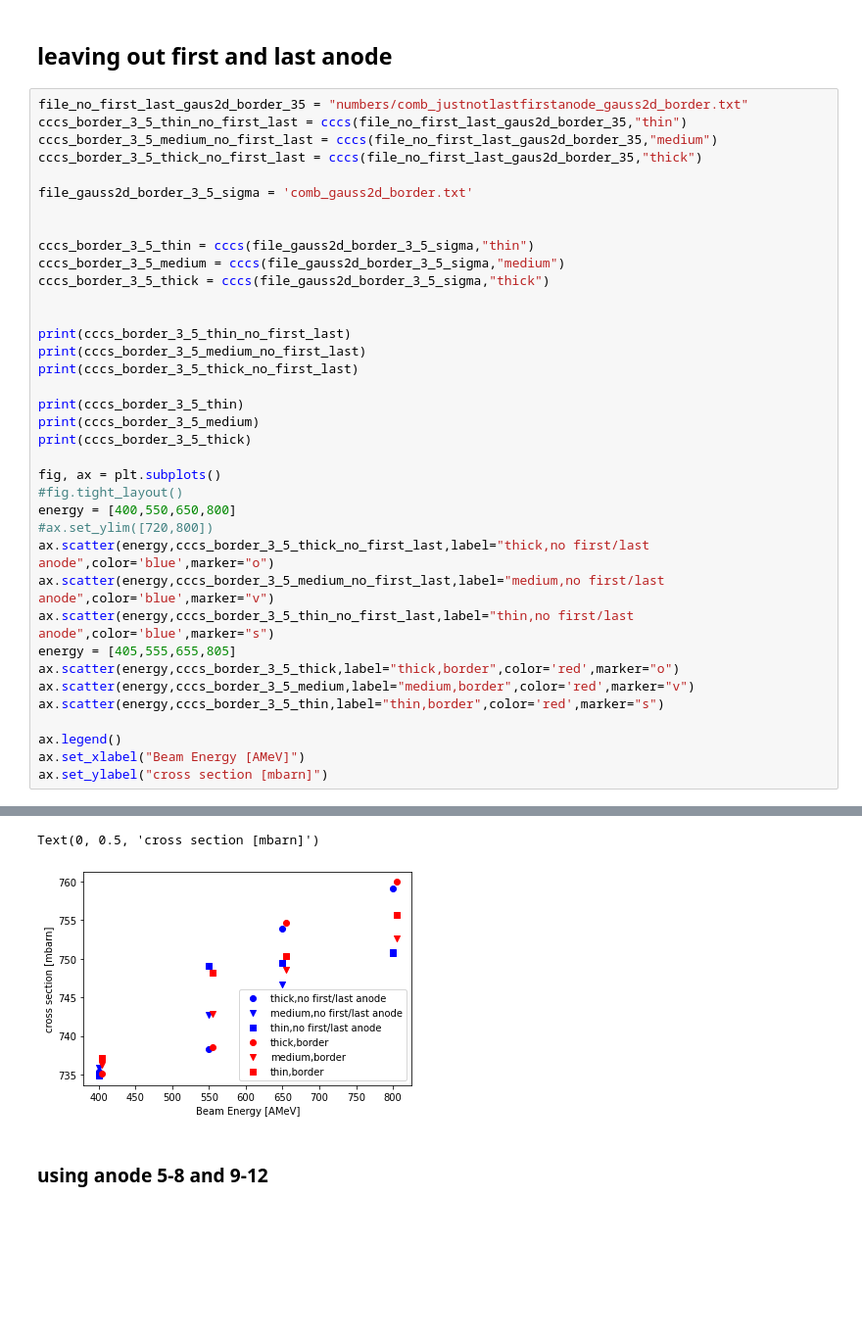
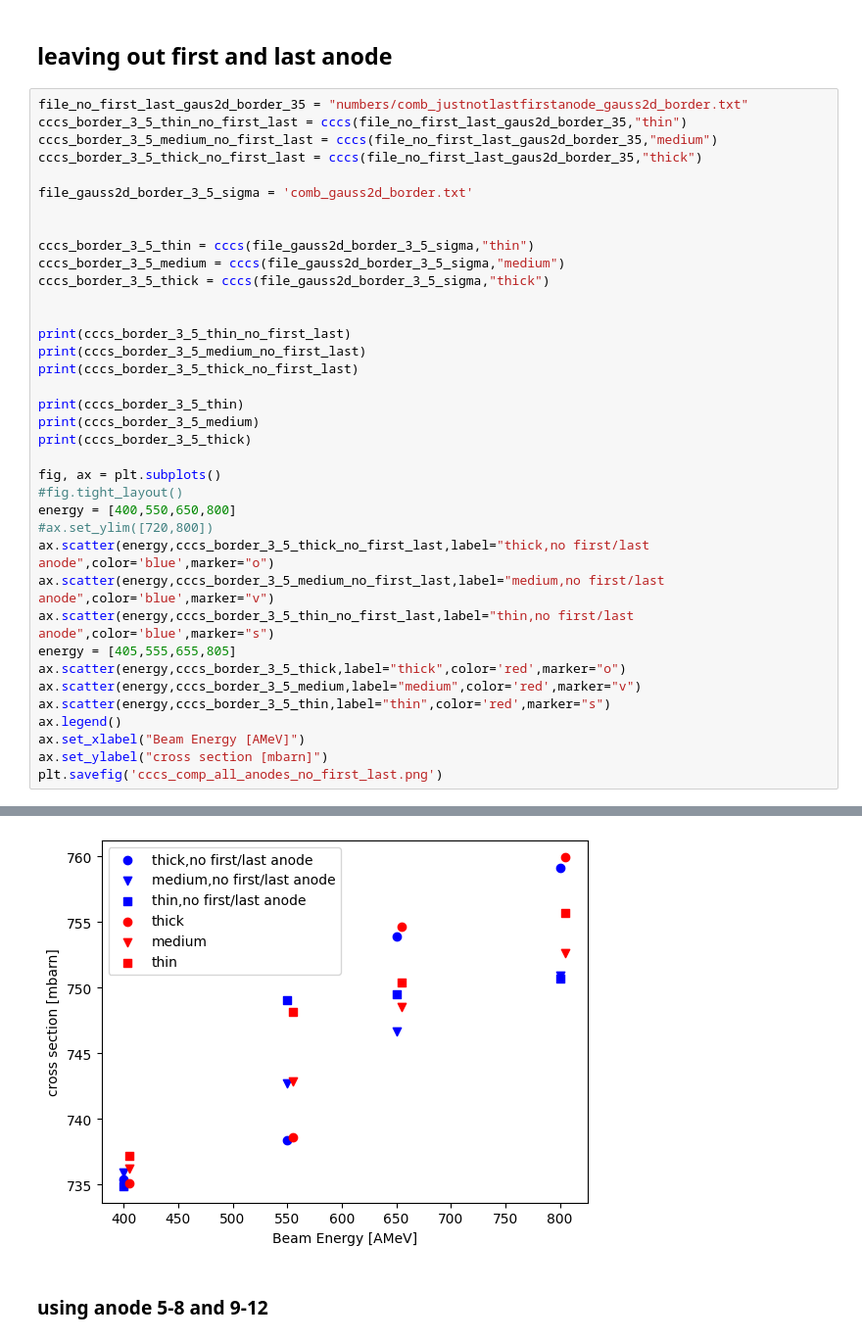
Before and after one commit to jenegger/r3bweek24_gsi, a Jupyter notebook: preliminary_charge_chaning_methods.ipynb, the cells around one changed output, grey strips where cells are left out. Shown at 98% size. Cells and saved outputs as stored; diff of their text form; blank space fills up the shorter version.

```diff
--- a/preliminary_charge_chaning_methods.ipynb
+++ b/preliminary_charge_chaning_methods.ipynb
@@ -362,39 +361,38 @@ cccs_border_3_5_thin = cccs(file_gauss2d_border_3_5_sigma,"thin")
 cccs_border_3_5_medium = cccs(file_gauss2d_border_3_5_sigma,"medium")
 cccs_border_3_5_thick = cccs(file_gauss2d_border_3_5_sigma,"thick")
 
 
 print(cccs_border_3_5_thin_no_first_last)
 print(cccs_border_3_5_medium_no_first_last)
 print(cccs_border_3_5_thick_no_first_last)
 
 print(cccs_border_3_5_thin)
 print(cccs_border_3_5_medium)
 print(cccs_border_3_5_thick)
 
 fig, ax = plt.subplots()
 #fig.tight_layout()
 energy = [400,550,650,800]
 #ax.set_ylim([720,800])
 ax.scatter(energy,cccs_border_3_5_thick_no_first_last,label="thick,no first/last anode",color='blue',marker="o")
 ax.scatter(energy,cccs_border_3_5_medium_no_first_last,label="medium,no first/last anode",color='blue',marker="v")
 ax.scatter(energy,cccs_border_3_5_thin_no_first_last,label="thin,no first/last anode",color='blue',marker="s")
 energy = [405,555,655,805]
-ax.scatter(energy,cccs_border_3_5_thick,label="thick,border",color='red',marker="o")
-ax.scatter(energy,cccs_border_3_5_medium,label="medium,border",color='red',marker="v")
-ax.scatter(energy,cccs_border_3_5_thin,label="thin,border",color='red',marker="s")
-
+ax.scatter(energy,cccs_border_3_5_thick,label="thick",color='red',marker="o")
+ax.scatter(energy,cccs_border_3_5_medium,label="medium",color='red',marker="v")
+ax.scatter(energy,cccs_border_3_5_thin,label="thin",color='red',marker="s")
 ax.legend()
 ax.set_xlabel("Beam Energy [AMeV]")
 ax.set_ylabel("cross section [mbarn]")
+plt.savefig('cccs_comp_all_anodes_no_first_last.png')
 # %% [output]
 [734.8831424567892, 749.0337484634641, 749.4862195405082, 750.7357675545444]
 [735.9096862317114, 742.6836174534235, 746.6495132756809, 750.9029434241093]
 [735.4023672687659, 738.3501183793855, 753.9176887415273, 759.1688977064233]
 [737.174483047875, 748.1748819584224, 750.3901723987364, 755.6683623477053]
 [736.2433733064078, 742.8931290898332, 748.5510821602252, 752.6395243205427]
 [735.0797827297906, 738.6094229725691, 754.6782815937042, 759.9663939933411]
-Text(0, 0.5, 'cross section [mbarn]')
-[figure, old version]
+[figure, new version]
 # %% [markdown]
 ### using anode 5-8 and 9-12
 # %%
```
Also changed, not shown: parts of 11 cells of this notebook, 8 other files.
